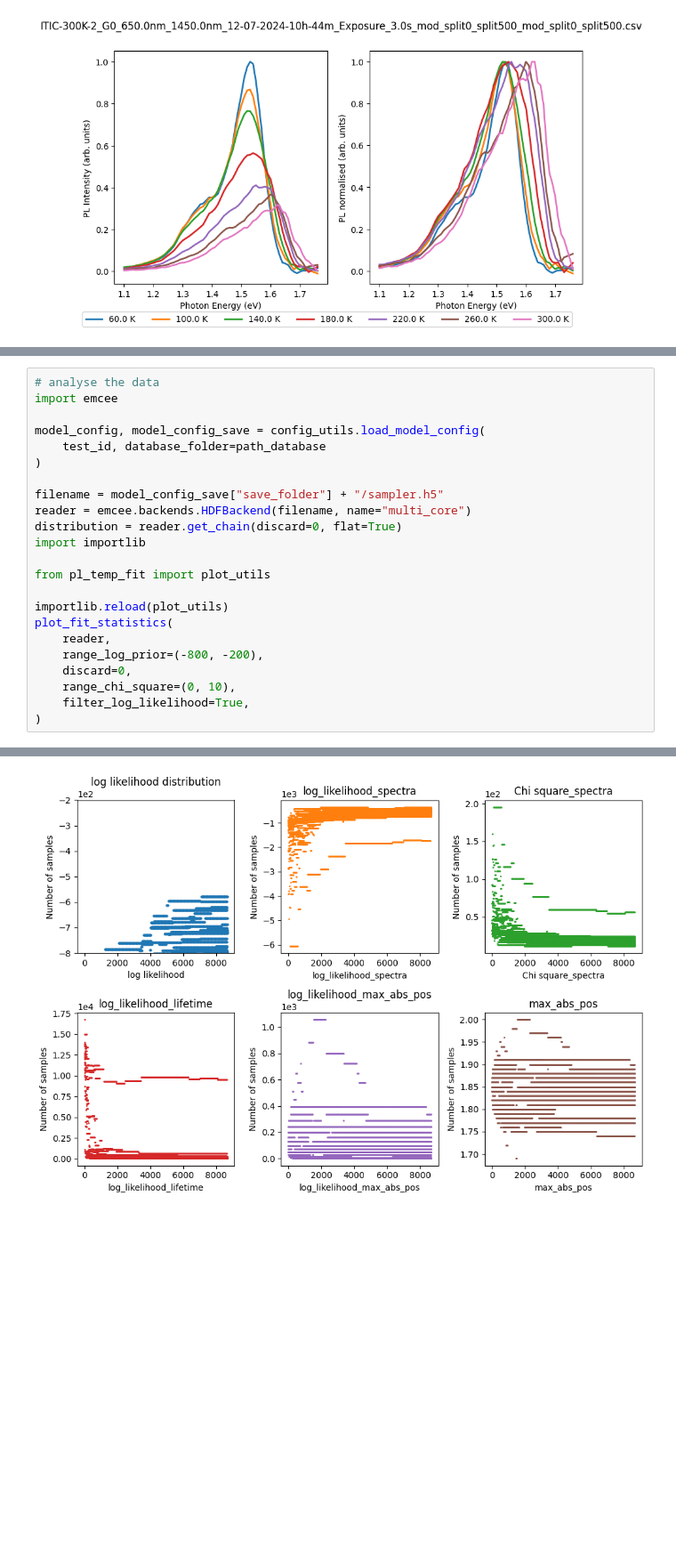
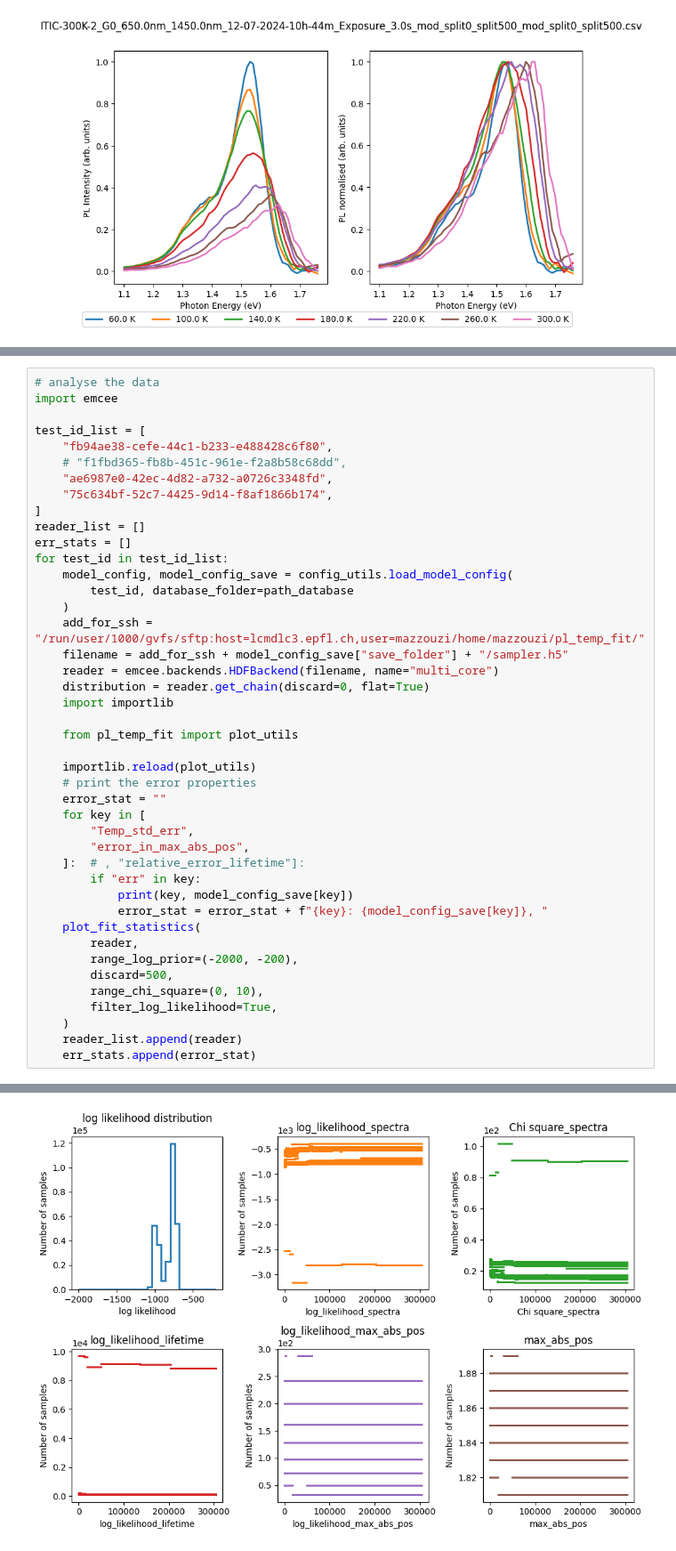
Before and after one commit to mohammedazzouzi15/pl_temp_fit, a Jupyter notebook: notebook/3_run_hyperparamete_sensitivity_analysis.ipynb, the cells around one changed output, grey strips where cells are left out. Shown at 89% size. Saved outputs shown, nothing was run; the diff lists cells and outputs as text; blank space fills up the shorter version.

```diff
--- a/notebook/3_run_hyperparamete_sensitivity_analysis.ipynb
+++ b/notebook/3_run_hyperparamete_sensitivity_analysis.ipynb
@@ -228,23 +257,43 @@ def plot_fit_statistics(
 # analyse the data
 import emcee
 
-model_config, model_config_save = config_utils.load_model_config(
-    test_id, database_folder=path_database
-)
+test_id_list = [
+    "fb94ae38-cefe-44c1-b233-e488428c6f80",
+    # "f1fbd365-fb8b-451c-961e-f2a8b58c68dd",
+    "ae6987e0-42ec-4d82-a732-a0726c3348fd",
+    "75c634bf-52c7-4425-9d14-f8af1866b174",
+]
+reader_list = []
+err_stats = []
+for test_id in test_id_list:
+    model_config, model_config_save = config_utils.load_model_config(
+        test_id, database_folder=path_database
+    )
+    add_for_ssh = "/run/user/1000/gvfs/sftp:host=lcmdlc3.epfl.ch,user=mazzouzi/home/mazzouzi/pl_temp_fit/"
+    filename = add_for_ssh + model_config_save["save_folder"] + "/sampler.h5"
+    reader = emcee.backends.HDFBackend(filename, name="multi_core")
+    distribution = reader.get_chain(discard=0, flat=True)
+    import importlib
 
-filename = model_config_save["save_folder"] + "/sampler.h5"
-reader = emcee.backends.HDFBackend(filename, name="multi_core")
-distribution = reader.get_chain(discard=0, flat=True)
-import importlib
+    from pl_temp_fit import plot_utils
 
-from pl_temp_fit import plot_utils
-
-importlib.reload(plot_utils)
-plot_fit_statistics(
-    reader,
-    range_log_prior=(-800, -200),
-    discard=0,
-    range_chi_square=(0, 10),
-    filter_log_likelihood=True,
-)
+    importlib.reload(plot_utils)
+    # print the error properties
+    error_stat = ""
+    for key in [
+        "Temp_std_err",
+        "error_in_max_abs_pos",
+    ]:  # , "relative_error_lifetime"]:
+        if "err" in key:
+            print(key, model_config_save[key])
+            error_stat = error_stat + f"{key}: {model_config_save[key]}, "
+    plot_fit_statistics(
+        reader,
+        range_log_prior=(-2000, -200),
+        discard=500,
+        range_chi_square=(0, 10),
+        filter_log_likelihood=True,
+    )
+    reader_list.append(reader)
+    err_stats.append(error_stat)
 # %% [output]
@@ -253 +304 @@ shape of likelihood (1, 8672)
-[figure, old version]
+[figure, new version]
```
Also changed, not shown: parts of 20 cells of this notebook, 15 other files.
